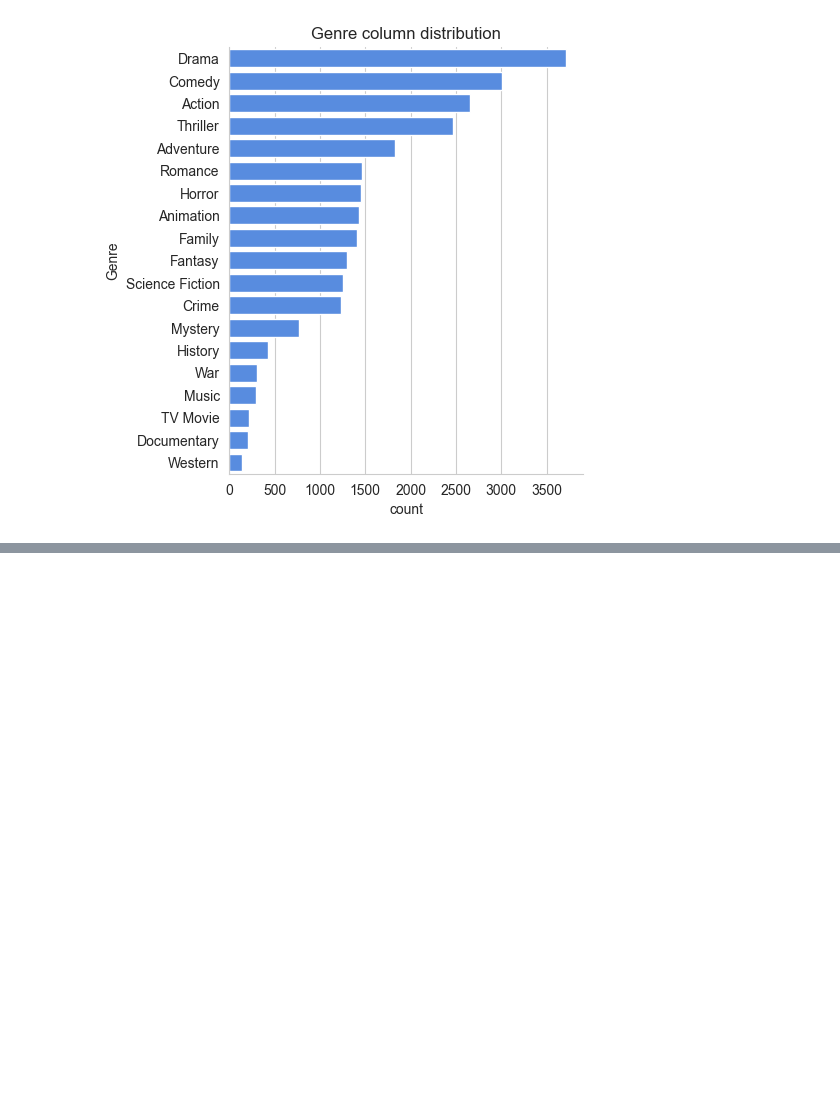
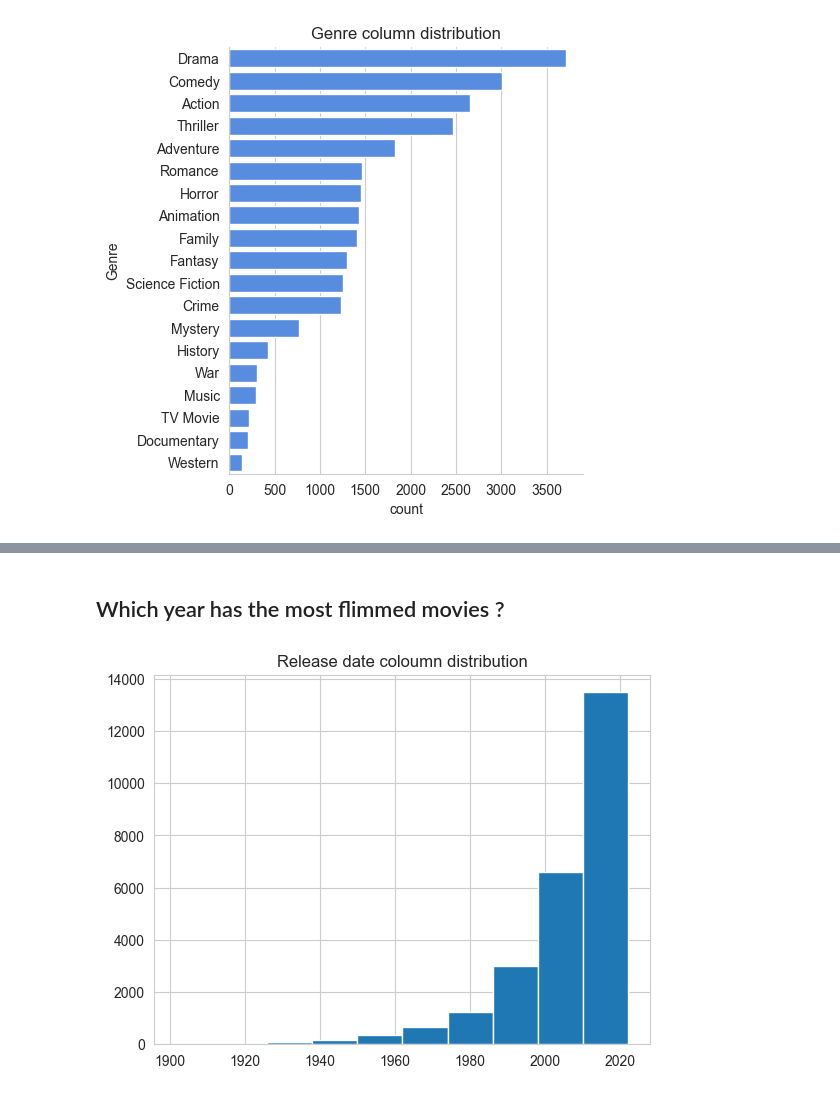
Before and after one commit to muthuswamynadar/DataAnalysisProjects, a Jupyter notebook: Projects1[Netflix]/mymovies.ipynb, the cells around one changed output, grey strips where cells are left out. Drawn from its saved outputs; the diff is of its cells as text; code cells hidden in the pictures; blank space fills up the shorter version.

```diff
--- a/Projects1[Netflix]/mymovies.ipynb
+++ b/Projects1[Netflix]/mymovies.ipynb
@@ -290,0 +338,8 @@ plt.show()
+# %% [markdown]
+## Which year has the most flimmed movies ?
+# %%
+df['Release_Date'].hist()
+plt.title('Release date coloumn distribution')
+plt.show()
+# %% [output]
+[figure, added]
```
Also changed, not shown: parts of 8 cells of this notebook.
